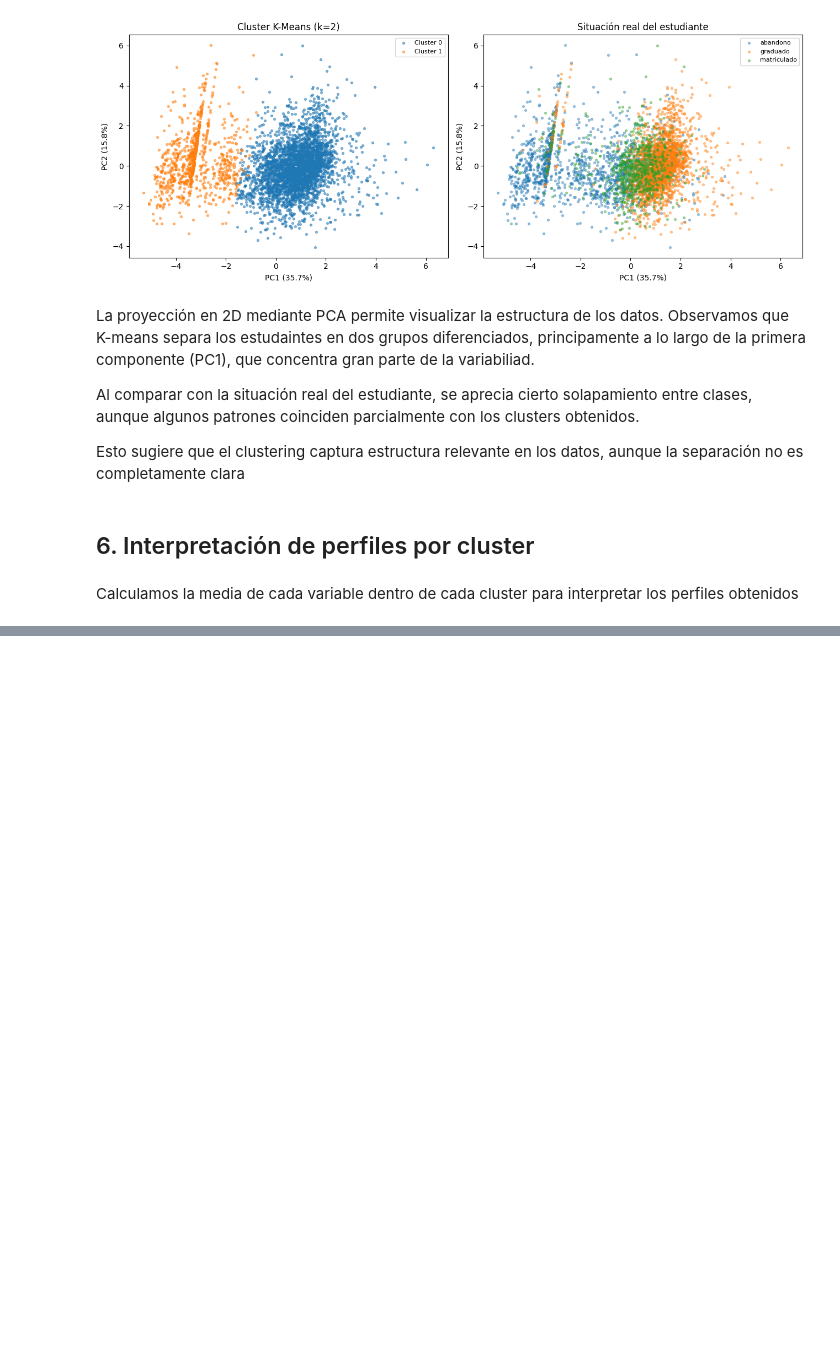
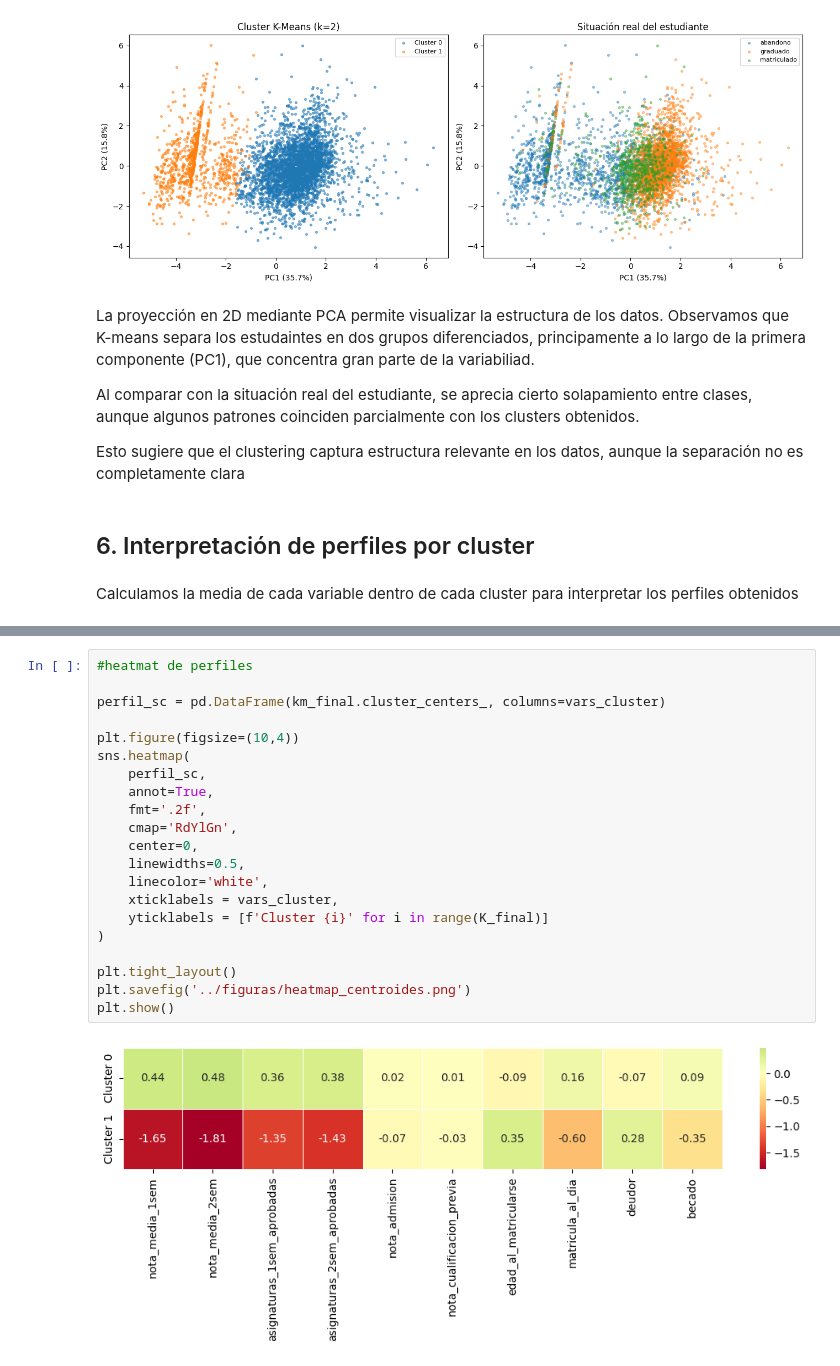
Before and after one commit to adrianalorenzo/ML_proyecto_final, a Jupyter notebook: notebooks/05_clustering.ipynb, the cells around one changed output, grey strips where cells are left out. Cells and saved outputs as stored; diff of their text form; blank space fills up the shorter version.

Commit message:
5.6. Heatmap implementado

```diff
--- a/notebooks/05_clustering.ipynb
+++ b/notebooks/05_clustering.ipynb
@@ -277,0 +284,23 @@ print(perfil.to_string())
+# %%
+#heatmat de perfiles
+
+perfil_sc = pd.DataFrame(km_final.cluster_centers_, columns=vars_cluster)
+
+plt.figure(figsize=(10,4))
+sns.heatmap(
+    perfil_sc,
+    annot=True,
+    fmt='.2f',
+    cmap='RdYlGn',
+    center=0,
+    linewidths=0.5,
+    linecolor='white',
+    xticklabels = vars_cluster,
+    yticklabels = [f'Cluster {i}' for i in range(K_final)]
+)
+
+plt.tight_layout()
+plt.savefig('../figuras/heatmap_centroides.png')
+plt.show()
+# %% [output]
+[figure, added]
```
Also changed, not shown: parts of 2 cells of this notebook, 1 other file.
